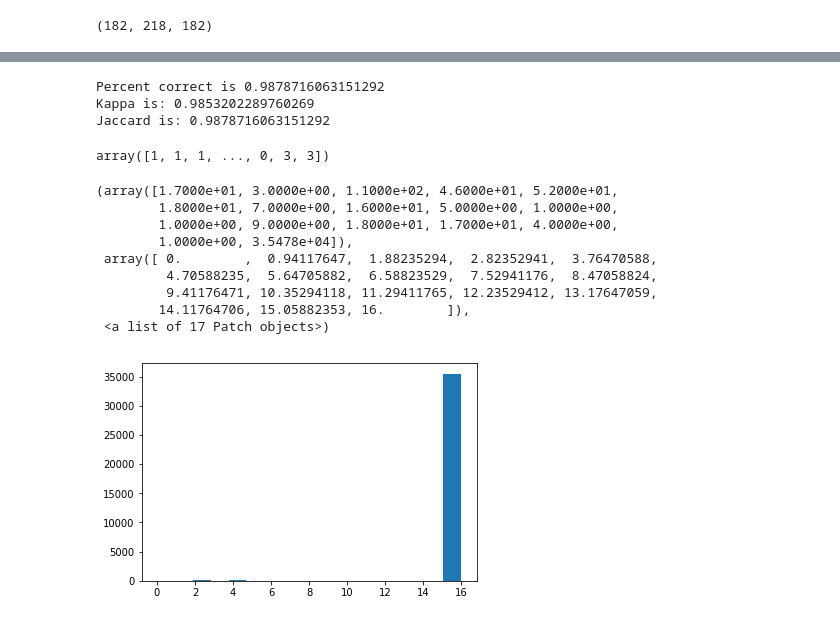
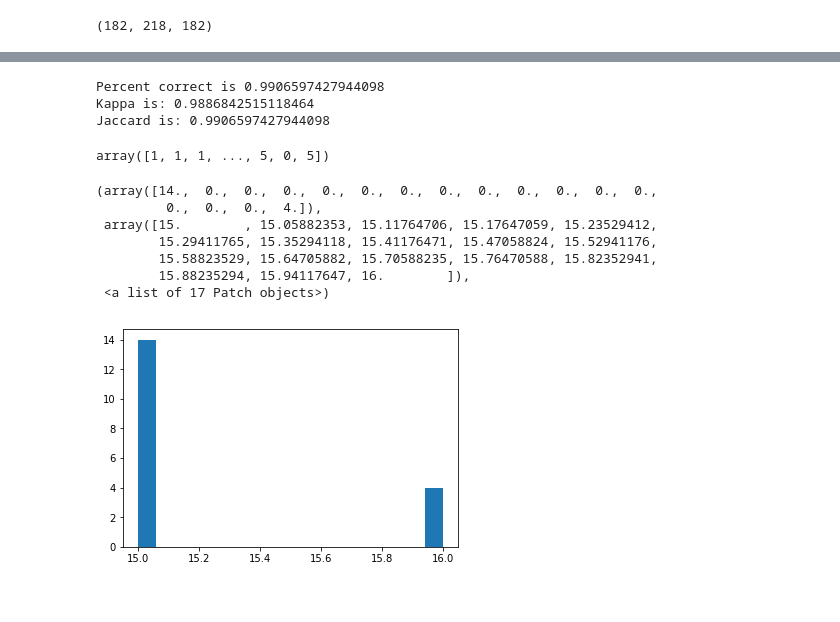
Before and after one commit to uw-biomedical-ml/bundlenet, a Jupyter notebook: recobundlenet+xgboost.ipynb, the cells around one changed output, grey strips where cells are left out. Saved outputs shown, nothing was run; the diff lists cells and outputs as text; code cells hidden in the pictures.

```diff
--- a/recobundlenet+xgboost.ipynb
+++ b/recobundlenet+xgboost.ipynb
@@ -184,6 +187,13 @@ streamlines_all_s1 = bn.read_sl_mni('/home/ubuntu/recobundles/100307/out_work/wh
 # %%
-imp.reload(bn)
-map_files = sorted(glob('/home/ubuntu/recobundles/100307/out_work/rrbs/whole_brain_MNI_tracks_from_sh__moved_*.npy'))
-labeled_index_s1, labels_s1 = bn.getlabeledstreamlines(map_files)
-unlabeled_index_s1 = bn.getunlabeledstreamlines(len(streamlines_all_s1), labeled_index_s1, len(streamlines_all_s1)-len(labeled_index_s1), 0)
-labels_selected_s1, streamlines_selected_s1 = bn.combinestreamlines(labeled_index_s1, unlabeled_index_s1, labels_s1, streamlines_all_s1)
+if op.exists('./streamlines_processed_100307.npz'):
+    loaded_from_file = np.load('streamlines_processed_100307.npz')
+    streamlines_all_processed_subj1 = loaded_from_file['processed_streamlines']
+    labels_selected_s1 = loaded_from_file['streamline_labels']
+else:
+    streamlines_all_s1 = bn.read_sl_mni('/home/ubuntu/recobundles/100307/out_work/whole_brain_MNI_tracks_from_sh__moved.trk')
+    map_files = sorted(glob('/home/ubuntu/recobundles/100307/out_work/rrbs/whole_brain_MNI_tracks_from_sh__moved_*.npy'))
+    labeled_index_s1, labels_s1 = bn.getlabeledstreamlines(map_files)
+    unlabeled_index_s1 = bn.getunlabeledstreamlines(len(streamlines_all_s1), labeled_index_s1, len(streamlines_all_s1)-len(labeled_index_s1), 0)
+    labels_selected_s1, streamlines_selected_s1 = bn.combinestreamlines(labeled_index_s1, unlabeled_index_s1, labels_s1, streamlines_all_s1)
+    streamlines_all_processed_subj1 = bn.process_sl(streamlines_selected_s1,-1,vol_shape_subj2,size_slimage,dil_iters)
+    np.savez('streamlines_processed_100307',processed_streamlines = streamlines_all_processed_subj1, streamline_labels = labels_selected_s1)
@@ -227,10 +200,2 @@ array([ 0.,  0.,  0., ..., 15., 15., 15.])
-# %%
-if op.exists('./streamlines_processed_100307.npy'):
-    streamlines_all_processed_subj1 = np.load('streamlines_processed_100307.npy')
-else:
-    %%time
-    imp.reload(bn)
-    streamlines_all_processed_subj1 = bn.process_sl(streamlines_all_subj1,-1,vol_shape_subj2,size_slimage,dil_iters)
-    np.save('streamlines_processed_100307.npy',streamlines_all_processed_subj1)
 # %%
 p_subj1 = model.predict(streamlines_all_processed_subj1, batch_size=5)
@@ -242,6 +203,6 @@ max(labels_subj1)
 # %%
-bn.print_accuarcystats(p_idx[labels_subj1<16],labels_subj1[labels_subj1<16])
+bn.print_accuarcystats(p_idx_s1[labels_selected_s1<16],labels_selected_s1[labels_selected_s1<16])
 # %% [output]
-Percent correct is 0.9878716063151292
-Kappa is: 0.9853202289760269
-Jaccard is: 0.9878716063151292
+Percent correct is 0.9906597427944098
+Kappa is: 0.9886842515118464
+Jaccard is: 0.9906597427944098
@@ -265,21 +209,23 @@ p = np.argmax(preds,axis=1)
-# %%
-p_idx[labels_subj1==16]
-# %% [output]
-array([1, 1, 1, ..., 0, 3, 3])
+# %%
+imp.reload(bn)
+X_train, X_test, y_train, y_test = train_test_split(p_subj1,  labels_selected_s1, test_size=0.2, random_state=42, stratify=labels_selected_s1)
+p = bn.run_xgboost(X_train,y_train,X_test,y_test,10,17)
+# %%
+p_idx_s1[labels_selected_s1==16]
+# %% [output]
+array([1, 1, 1, ..., 5, 0, 5])
 # %%
-ind=y_test==16
+ind=y_test==15
 plt.hist(p[ind],bins=17)
 # %% [output]
-(array([1.7000e+01, 3.0000e+00, 1.1000e+02, 4.6000e+01, 5.2000e+01,
-        1.8000e+01, 7.0000e+00, 1.6000e+01, 5.0000e+00, 1.0000e+00,
-        1.0000e+00, 9.0000e+00, 1.8000e+01, 1.7000e+01, 4.0000e+00,
-        1.0000e+00, 3.5478e+04]),
- array([ 0.        ,  0.94117647,  1.88235294,  2.82352941,  3.76470588,
-         4.70588235,  5.64705882,  6.58823529,  7.52941176,  8.47058824,
-         9.41176471, 10.35294118, 11.29411765, 12.23529412, 13.17647059,
-        14.11764706, 15.05882353, 16.        ]),
+(array([14.,  0.,  0.,  0.,  0.,  0.,  0.,  0.,  0.,  0.,  0.,  0.,  0.,
+         0.,  0.,  0.,  4.]),
+ array([15.        , 15.05882353, 15.11764706, 15.17647059, 15.23529412,
+        15.29411765, 15.35294118, 15.41176471, 15.47058824, 15.52941176,
+        15.58823529, 15.64705882, 15.70588235, 15.76470588, 15.82352941,
+        15.88235294, 15.94117647, 16.        ]),
  <a list of 17 Patch objects>)
-[figure, old version]
+[figure, new version]
 # %%
 perc_correct = np.zeros((17,1))
 nsl = np.zeros((17,1))
```
Also changed, not shown: parts of 33 cells of this notebook.
